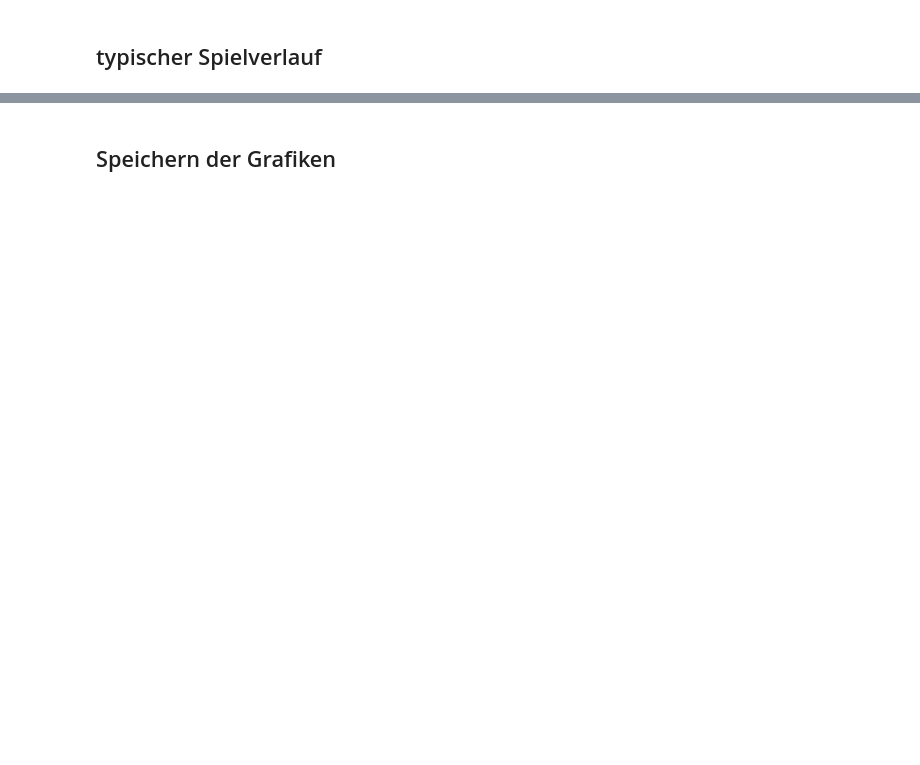
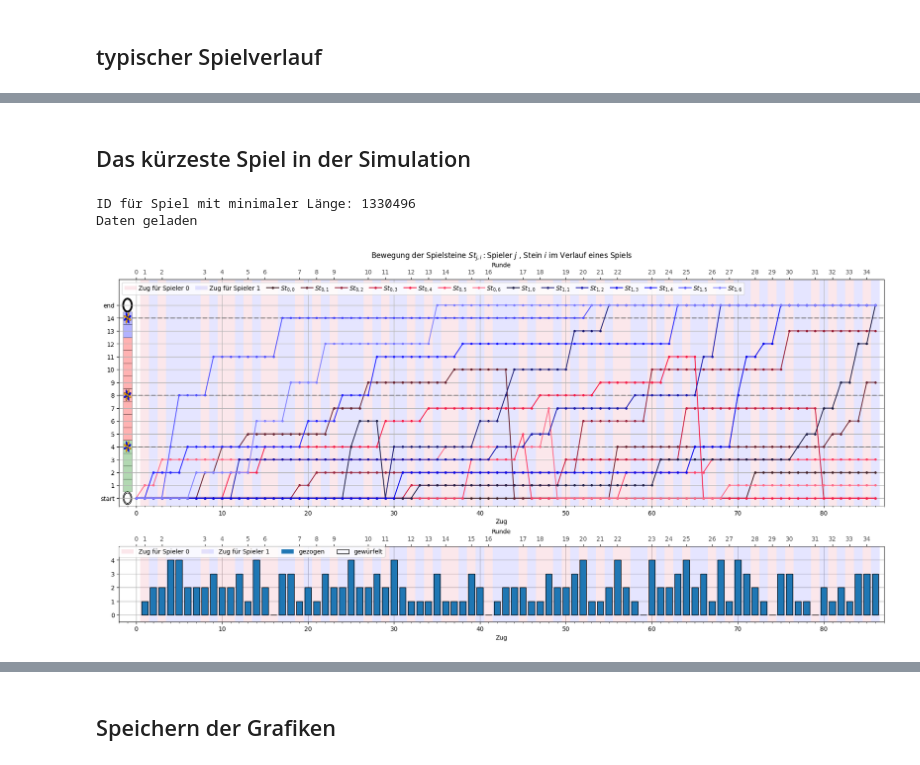
Before and after one commit to LukasWallisch/game-ur-analysis, a Jupyter notebook: src/statistiken/Strategie_Random.ipynb, the cells around one changed output, grey strips where cells are left out. Cells and saved outputs as stored; diff of their text form; code cells hidden in the pictures; blank space fills up the shorter version.

```diff
--- a/src/statistiken/Strategie_Random.ipynb
+++ b/src/statistiken/Strategie_Random.ipynb
@@ -188,0 +137,13 @@ color steps finish
+# %% [markdown]
+## Das kürzeste Spiel in der Simulation
+# %%
+gameIDMin = rc.index(int(np.round(roundInfo["min"])))
+
+print("ID für Spiel mit minimaler Länge:", ids[0][gameIDMin])
+gameMin = getGameFromDB(ids[0][gameIDMin], db_dir, db_filename)
+print("Daten geladen")
+figMovement = drawGame(gameMin, gameSettings[0],figsize =[18,9])
+# %% [output]
+ID für Spiel mit minimaler Länge: 1330496
+Daten geladen
+[figure, added]
```
Also changed, not shown: parts of 13 cells of this notebook, 7 other files.
